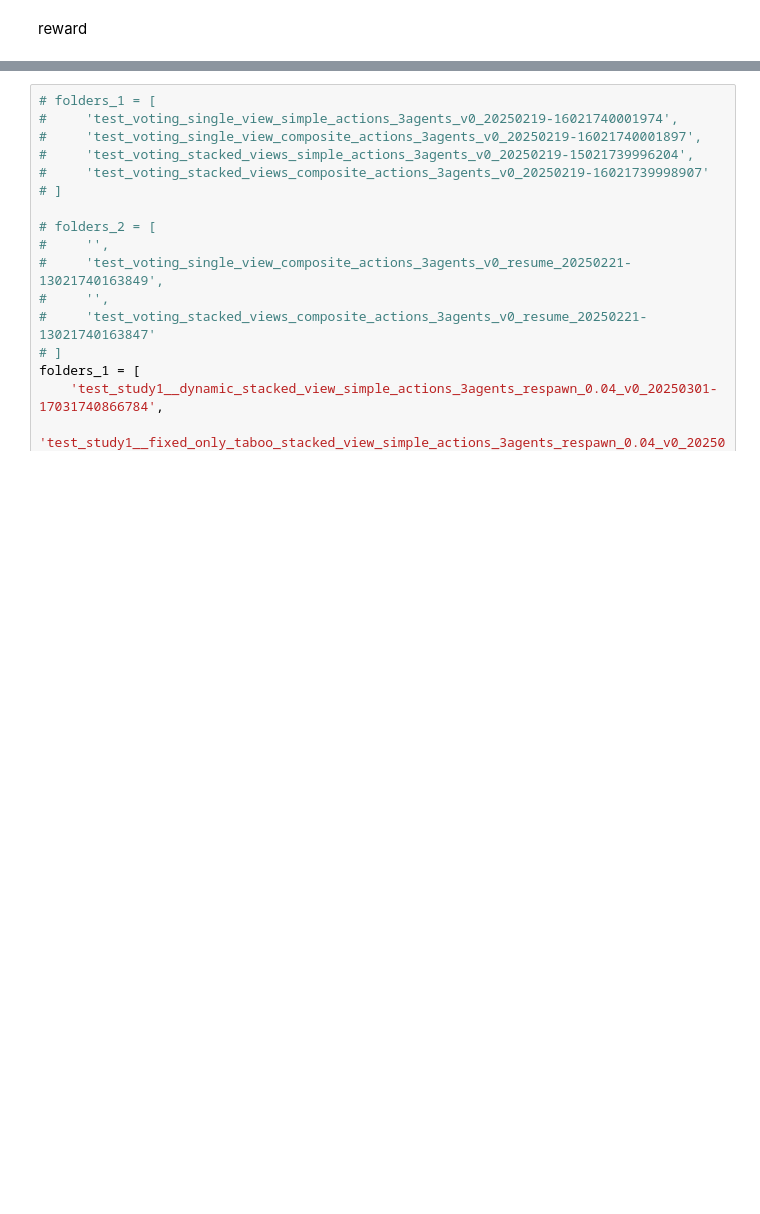
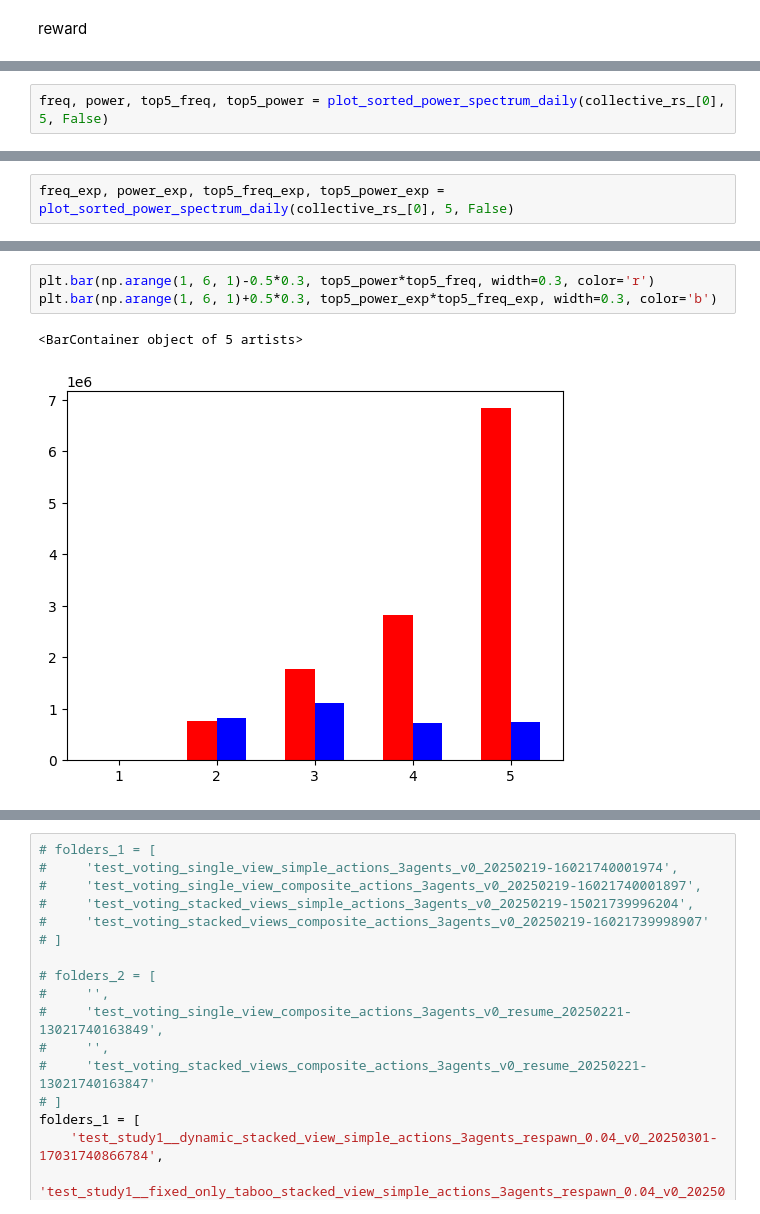
Before and after one commit to social-ai-uoft/sorrel, a Jupyter notebook: examples/state_punishment/analysis/analysis_v2.ipynb, the cells around one changed output, grey strips where cells are left out. Drawn from its saved outputs; the diff is of its cells as text; blank space fills up the shorter version.

```diff
--- a/examples/state_punishment/analysis/analysis_v2.ipynb
+++ b/examples/state_punishment/analysis/analysis_v2.ipynb
@@ -390,0 +508,2 @@ collective_rs_ = [np.mean(trim_and_calculate_mean(collective_rs[i]), axis=0) for
+# %%
+freq, power, top5_freq, top5_power = plot_sorted_power_spectrum_daily(collective_rs_[0], 5, False)
@@ -390,0 +517,2 @@ collective_rs_ = [np.mean(trim_and_calculate_mean(collective_rs[i]), axis=0) for
+# %%
+freq_exp, power_exp, top5_freq_exp, top5_power_exp = plot_sorted_power_spectrum_daily(collective_rs_[0], 5, False)
@@ -390,0 +538,6 @@ collective_rs_ = [np.mean(trim_and_calculate_mean(collective_rs[i]), axis=0) for
+# %%
+plt.bar(np.arange(1, 6, 1)-0.5*0.3, top5_power*top5_freq, width=0.3, color='r')
+plt.bar(np.arange(1, 6, 1)+0.5*0.3, top5_power_exp*top5_freq_exp, width=0.3, color='b')
+# %% [output]
+<BarContainer object of 5 artists>
+[figure, added]
```
Also changed, not shown: parts of 27 cells of this notebook, 7 other files.
